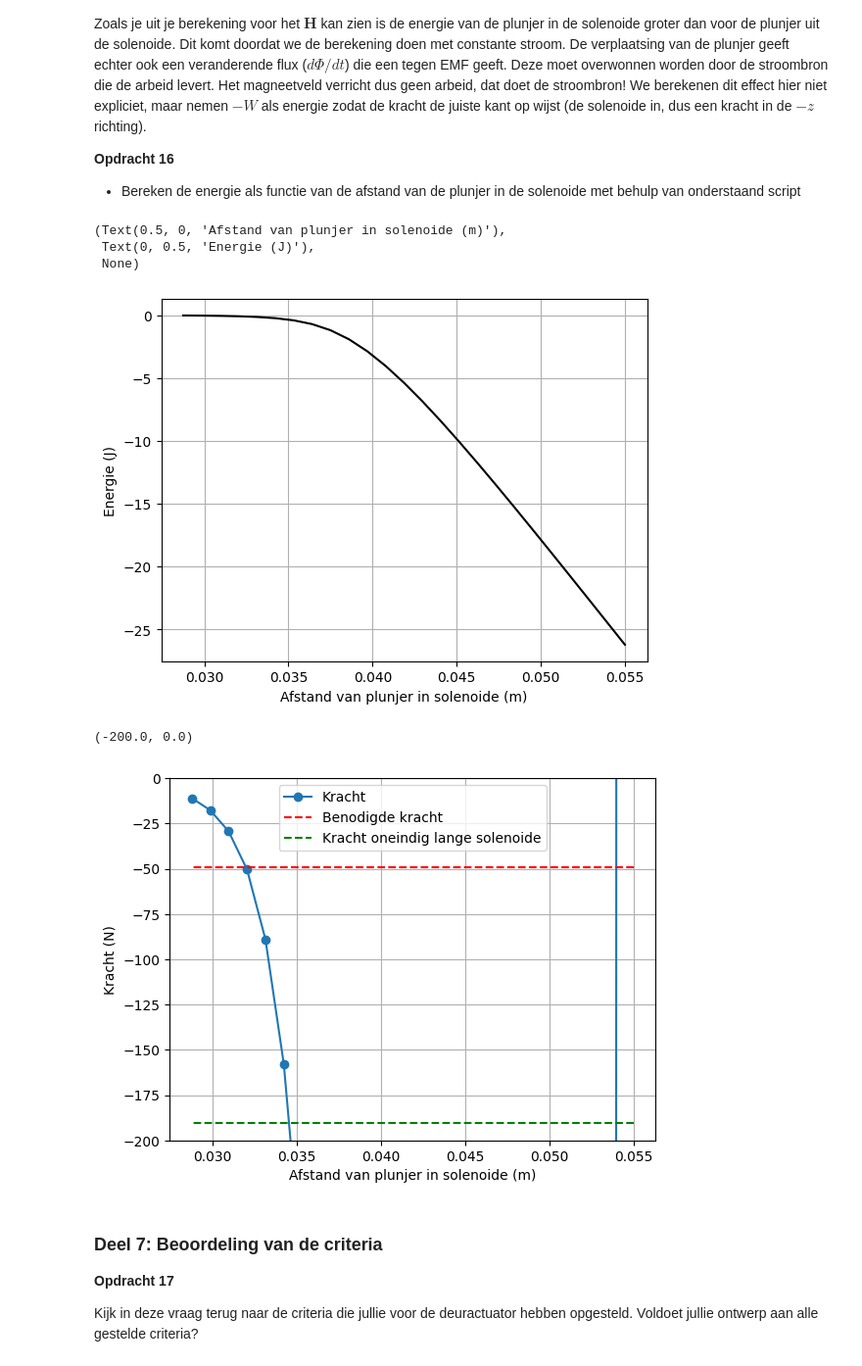
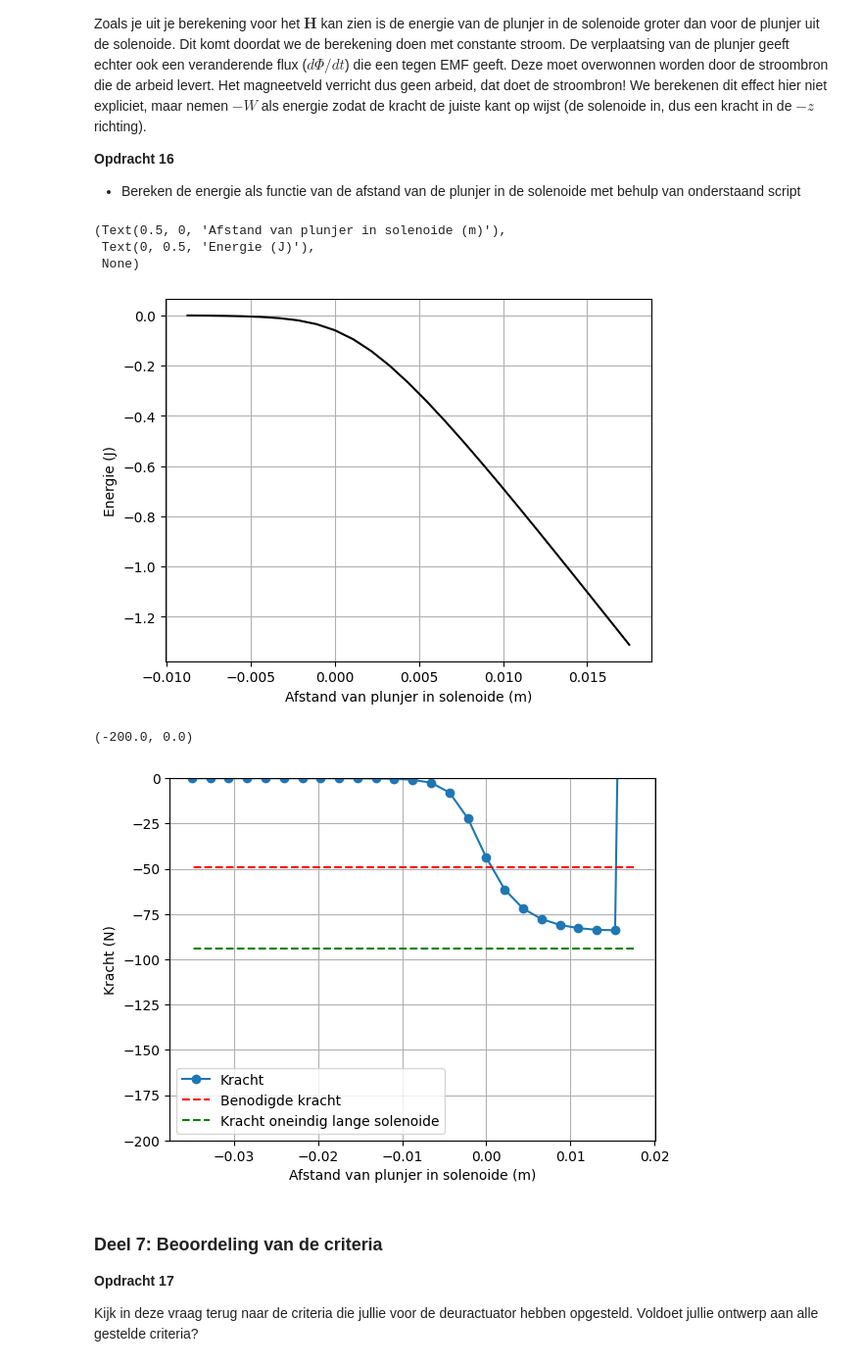
Before and after one commit to Xander1611/opdrachten-DEF-D-AB, a Jupyter notebook: 2KrachtactuatorOpdracht/2KrachtactuatorOpdracht/KrachtactuatorOpdracht.ipynb, the cells around one changed output. Shown at 98% size. Cells and saved outputs as stored; diff of their text form; code cells hidden in the pictures.

```diff
--- a/2KrachtactuatorOpdracht/2KrachtactuatorOpdracht/KrachtactuatorOpdracht.ipynb
+++ b/2KrachtactuatorOpdracht/2KrachtactuatorOpdracht/KrachtactuatorOpdracht.ipynb
@@ -123,7 +123,7 @@ Plaats in deze cel een png met jullie eventuele analytische uitwerkingen.
 ###
 ###Hier jouw code###
 mu0 = 1.256637*10**-6 # magnetische permittiviteit van het vacuum
-mu_r_ijzer = 5*10**3 # magnetische permittiviteit van ijzer
+mu_r_ijzer = 1*10**3 # magnetische permittiviteit van ijzer
 F_opdr6 = 40 # N
 rho_koper = 1.75*10**-8
 V_opdr6 = 9
@@ -522,34 +522,40 @@ Omdat onze solenoide niet oneindig lang is zal het veld in de solenoide niet uni
 
 Bereken de $z$-component van het $\mathbf{H}$-veld op de as van de solenoide over het interval $z \in [0, 1.5L_s]$ in 25 stappen. Je moet nu dus op elk veld-punt met behulp Biot-Savart de bijdragen van alle stroomelementen integreren. Maak een grafiek van de $z$-component van het $\mathbf{H}$-veld tegen $z$.
 # %%
-aantal_omwent = N
 
-n_ax=25
-z_ax=np.linspace(0, 1.5*L_sol/2, n_ax)
-H_ax=np.zeros((n_ax,1))
+aantal_omwentelingen = N
+t_stappen = 5000
+x, y, z = parametrisatie(t_stappen, r_sol, aantal_omwentelingen, L_sol)
+
+analytical_answer = n * I
+
+n_ax = 25
+z_ax = np.linspace(0, 1.5 * L_sol, n_ax)
+H_ax = np.zeros((n_ax, 1))
 
 for i_field in range(n_ax):
-    print(f"\rIfield =  {i_field}", end="") # Print welk element van het veld nu berekend wordt.
-    # Bepaal de field coordinate
+    print(f"\rIfield = {i_field}", end="")
+
     r_field = np.array([0, 0, z_ax[i_field]])
-    Hsimulated=np.array([0,0,0], dtype='float64')
+    Hsimulated = np.array([0, 0, 0], dtype='float64')
+
     for i_source in np.arange(1, t_stappen):
-        # Bepaal dl en r_source en gebruik
         dx = x[i_source] - x[i_source-1]
         dy = y[i_source] - y[i_source-1]
         dz = z[i_source] - z[i_source-1]
         dl = np.array([dx, dy, dz])
+
         r_source = np.array([x[i_source-1], y[i_source-1], z[i_source-1]])
-
         Hsimulated += field_current_element(r_field, r_source, dl)
 
-    # selecting the z-component
-    H_ax[i_field,0]=Hsimulated[2]
+    H_ax[i_field, 0] = Hsimulated[2]
 
-H_veld_ideaal=analytical_answer*np.ones(n_ax)*(1.0*(z_ax < L_sol/2))
+H_veld_ideaal = analytical_answer * np.ones(n_ax) * (1.0 * (z_ax < L_sol/2))
 
-# dit is nog een aardige analytische uitdrukking die je kan uitrekenen voor de z-component op de as van een solenoide met eindige lengte
-H_veld_analytisch=(aantal_omwent*I/L_sol/2)*((L_sol/2-z_ax)/np.sqrt((z_ax- L_sol/2)**2 + r_sol**2)+(L_sol/2+z_ax)/np.sqrt((z_ax+ L_sol/2)**2 + r_sol**2))
+H_veld_analytisch = (aantal_omwent * I / (2 * L_sol)) * (
+    (L_sol/2 - z_ax) / np.sqrt((z_ax - L_sol/2)**2 + r_sol**2)
+    + (L_sol/2 + z_ax) / np.sqrt((z_ax + L_sol/2)**2 + r_sol**2)
+)
 
 plt.figure(figsize=[13,4])
 plt.subplot(131)
@@ -578,21 +584,22 @@ Zoals je uit je berekening voor het $\mathbf{H}$ kan zien is de energie van de p
 
 * Bereken de energie als functie van de afstand van de plunjer in de solenoide met behulp van onderstaand script
 # %%
-r_s = r_s_vb
-L_s = L_s_vb
-mu_r = 5000
+r_s = r_sol
+L_s = L_sol
+
+mu_r = 1000
 mu_0 = 4 * np.pi * 1e-7
 
 # integrate the field up to point z_p
 Wz=-0.5*np.pi*r_s**2*np.cumsum(np.flipud(H_ax)*mu_r*mu_0*np.flipud(H_ax))*(z_ax[1] - z_ax[0])
 
 plt.plot(L_s/2 - z_ax, np.flipud(Wz), '-k')
 plt.xlabel('Afstand van plunjer in solenoide (m)'), plt.ylabel('Energie (J)'), plt.grid()
 # %% [output]
 (Text(0.5, 0, 'Afstand van plunjer in solenoide (m)'),
  Text(0, 0.5, 'Energie (J)'),
  None)
-[figure, old version]
+[figure, new version]
 # %%
 force_analytical = -mu_0*mu_r*np.pi*r_s**2*aantal_omwent**2*I**2/2/L_s**2 # Kracht uitrekenen numeriek
 force_numerical=np.diff(Wz, n=1, append=[0])/(z_ax[1] - z_ax[0]) # Kracht uitrekenen
@@ -605,7 +612,7 @@ plt.xlabel('Afstand van plunjer in solenoide (m)'), plt.ylabel('Kracht (N)'), pl
 plt.ylim(-200,0)
 # %% [output]
 (-200.0, 0.0)
-[figure, old version]
+[figure, new version]
 # %% [markdown]
 ### Deel 7: Beoordeling van de criteria
 **Opdracht 17**
```
Also changed, not shown: parts of 3 cells of this notebook.
